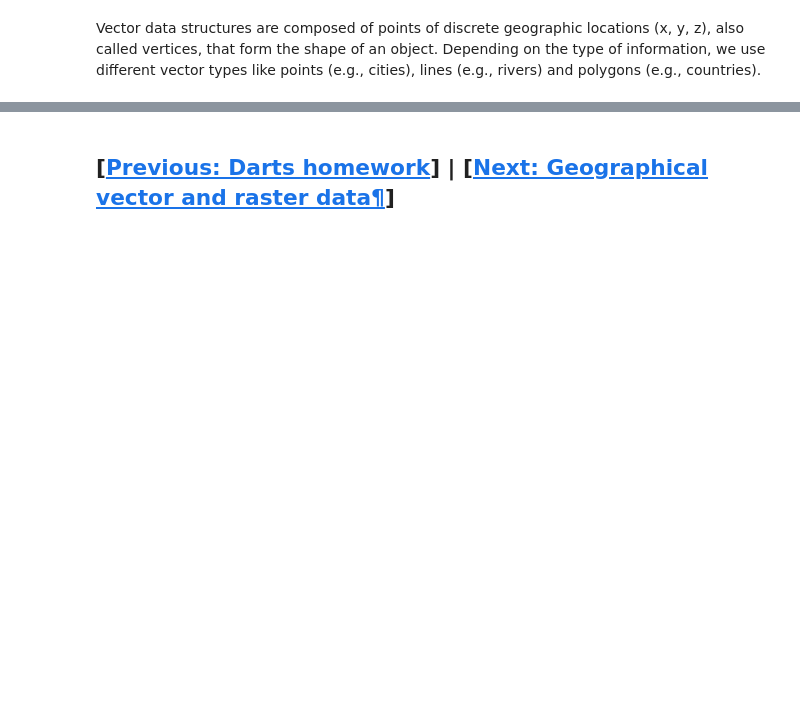
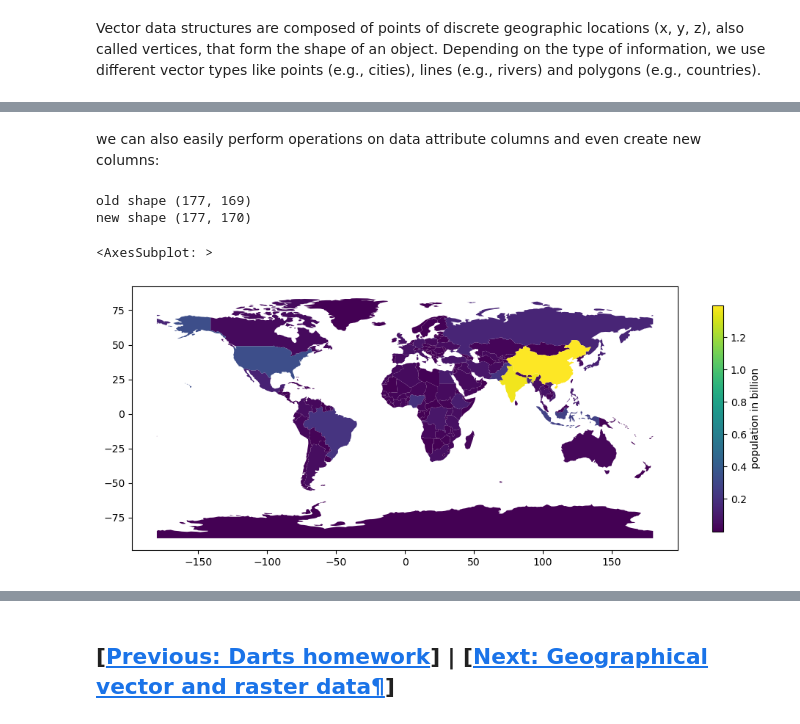
Before and after one commit to sebsteinig/introduction-to-scientific-computing, a Jupyter notebook: week_5/chapters/03-vectors_and_rasters.ipynb, the cells around one changed output, grey strips where cells are left out. Drawn from its saved outputs; the diff is of its cells as text; code cells hidden in the pictures; blank space fills up the shorter version.

```diff
--- a/week_5/chapters/03-vectors_and_rasters.ipynb
+++ b/week_5/chapters/03-vectors_and_rasters.ipynb
@@ -28,0 +131,14 @@ Note: `GeoPandas` is using this 'table' approach because it is primarily build u
+# %% [markdown]
+we can also easily perform operations on data attribute columns and even create new columns:
+# %%
+# convert population to billions and save to new column
+print(f"old shape {world.shape}")
+world['POP_EST_MOD'] = world['POP_EST'] / 1.e9
+print(f"new shape {world.shape}")
+
+world.plot(column='POP_EST_MOD', legend=True, legend_kwds={"shrink":.5, "label": "population in billion"})
+# %% [output]
+old shape (177, 169)
+new shape (177, 170)
+<AxesSubplot: >
+[figure, added]
```
Also changed, not shown: parts of 27 cells of this notebook, 25 other files.
